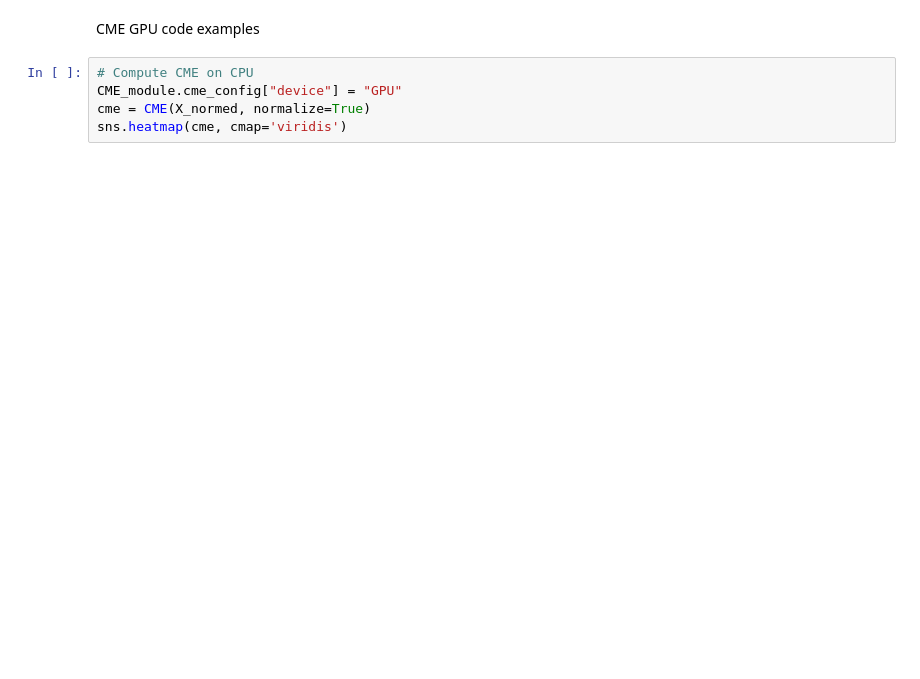
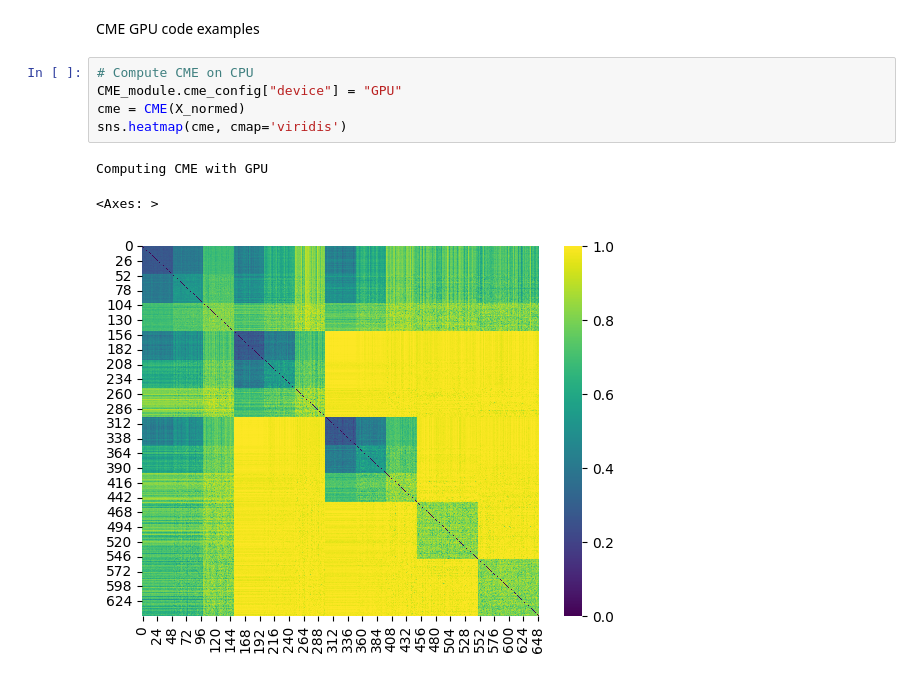
Before and after one commit to YourongZhou/sc_simulator, a Jupyter notebook: example_notebooks/CME_example.ipynb, the cells around one changed output. Saved outputs shown, nothing was run; the diff lists cells and outputs as text; blank space fills up the shorter version.

```diff
--- a/example_notebooks/CME_example.ipynb
+++ b/example_notebooks/CME_example.ipynb
@@ -40,8 +77,12 @@ CME GPU code examples
 # %%
 # Compute CME on CPU
 CME_module.cme_config["device"] = "GPU"
-cme = CME(X_normed, normalize=True)
+cme = CME(X_normed)
 sns.heatmap(cme, cmap='viridis')
+# %% [output]
+Computing CME with GPU
+<Axes: >
+[figure, added]
 # %%
 # Correct CME on GPU
 CME_module.cme_config["device"] = "GPU"
```
Also changed, not shown: parts of 4 cells of this notebook, 2 other files.
